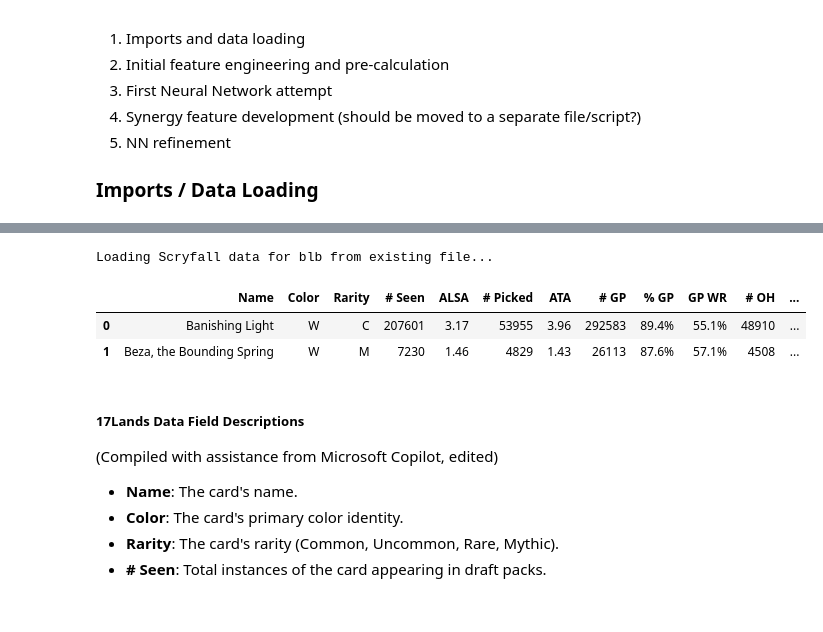
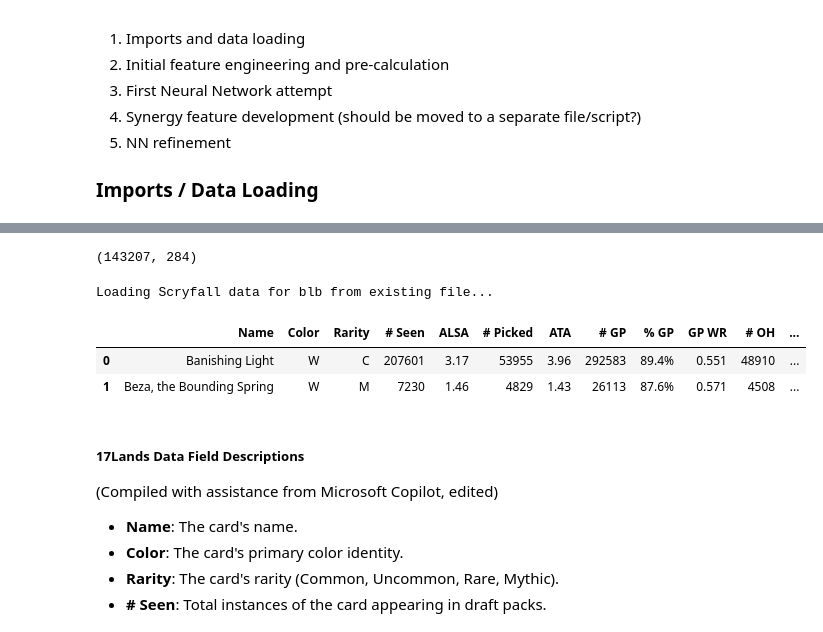
Before and after one commit to pauldennis2/manafest-destiny, a Jupyter notebook: blb_modeling.ipynb, the cells around one changed output, grey strips where cells are left out. Saved outputs shown, nothing was run; the diff lists cells and outputs as text; code cells hidden in the pictures.

```diff
--- a/blb_modeling.ipynb
+++ b/blb_modeling.ipynb
@@ -100,16 +137,20 @@ selected_games_df.head()
+# %%
+decks_df.shape
+# %% [output]
+(143207, 284)
 # %%
 file_path = f"data/blb/cards.csv"
 print(f"Loading Scryfall data for blb from existing file...")
 cards_df = pd.read_csv(file_path)
-
+cards_df = cards_df.reset_index()
 ratings_df = pd.read_csv("data/blb/card-ratings.csv")
 ratings_df["GP WR"] = ratings_df["GP WR"].str.rstrip('%').astype(float) / 100
 ratings_df.head(2)
 # %% [output]
 Loading Scryfall data for blb from existing file...
 |  | Name | Color | Rarity | # Seen | ALSA | # Picked | ATA | # GP | % GP | GP WR | # OH | ... |
-| 0 | Banishing Light | W | C | 207601 | 3.17 | 53955 | 3.96 | 292583 | 89.4% | 55.1% | 48910 | ... |
-| 1 | Beza, the Bounding Spring | W | M | 7230 | 1.46 | 4829 | 1.43 | 26113 | 87.6% | 57.1% | 4508 | ... |
+| 0 | Banishing Light | W | C | 207601 | 3.17 | 53955 | 3.96 | 292583 | 89.4% | 0.551 | 48910 | ... |
+| 1 | Beza, the Bounding Spring | W | M | 7230 | 1.46 | 4829 | 1.43 | 26113 | 87.6% | 0.571 | 4508 | ... |
 # %% [markdown]
 ##### 17Lands Data Field Descriptions
 (Compiled with assistance from Microsoft Copilot, edited)
```
Also changed, not shown: parts of 40 cells of this notebook, 1 other file.
